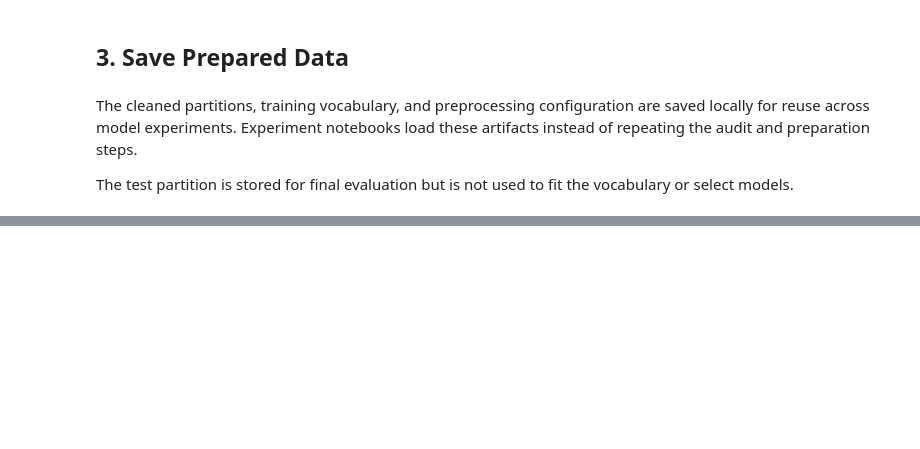
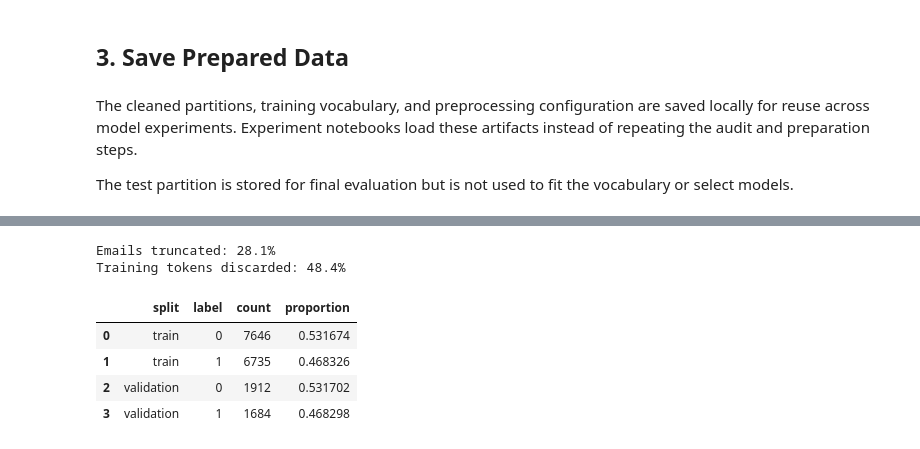
Before and after one commit to Nouroz-BI/AIGC5500-Midterm-Project, a Jupyter notebook: notebooks/01_data_preparation.ipynb, the cells around one changed output, grey strips where cells are left out. Saved outputs shown, nothing was run; the diff lists cells and outputs as text; code cells hidden in the pictures; blank space fills up the shorter version.

```diff
--- a/notebooks/01_data_preparation.ipynb
+++ b/notebooks/01_data_preparation.ipynb
@@ -355,0 +400,7 @@ Prepared data saved to: C:\Users\dancm\OneDrive\Documentos\humber-aigc-postgradu
+# %%
+# Inspect the dataset structure for training and test partitions
+for split_name, split_data in raw_second_dataset.items():
+    print(f'Partition: {split_name}')
+    print(f'Rows: {len(split_data):,}')
+    print(f'Columns: {split_data.column_names}')
+    print(f'Features: {split_data.features}\n')
@@ -355,0 +425,4 @@ Prepared data saved to: C:\Users\dancm\OneDrive\Documentos\humber-aigc-postgradu
+# %%
+# Prepare and clean train and test splits
+splits, cleaning_summary = prepare_splits(raw_second_dataset, split_seed = SPLIT_SEED, validation_fraction = 0.2)
+cleaning_summary
@@ -355,0 +521,43 @@ Prepared data saved to: C:\Users\dancm\OneDrive\Documentos\humber-aigc-postgradu
+# %%
+# Share of training emails longer than the 256-token limit
+truncated_fraction = (training_lengths > MAX_LENGTH).mean()
+
+# Tokens removed when emails are cut at the shared limit
+discarded_tokens = np.maximum(training_lengths - MAX_LENGTH, 0).sum()
+
+# Total tokens before any truncation
+total_tokens = training_lengths.sum()
+
+# Report how many emails and tokens the limit removes
+print(f'Emails truncated: {truncated_fraction:.1%}')
+print('Training tokens discarded:', f'{discarded_tokens / total_tokens:.1%}' if total_tokens > 0 else 'N/A')
+# %% [output]
+Emails truncated: 28.1%
+Training tokens discarded: 48.4%
+# %%
+# Collect class counts for the development splits
+class_summary = []
+
+for split_name in ('train', 'validation'):
+    # Count examples for each numeric label
+    counts = pd.Series(splits[split_name]['label']).value_counts()
+
+    for label in (0, 1):
+        count = int(counts.get(label, 0))
+
+        # Store the count and its share of the split
+        class_summary.append({
+            'split': split_name,
+            'label': label,
+            'count': count,
+            'proportion': count / len(splits[split_name]),
+            })
+
+# Show class balance for train and validation
+pd.DataFrame(class_summary)
+# %% [output]
+|  | split | label | count | proportion |
+| 0 | train | 0 | 7646 | 0.531674 |
+| 1 | train | 1 | 6735 | 0.468326 |
+| 2 | validation | 0 | 1912 | 0.531702 |
+| 3 | validation | 1 | 1684 | 0.468298 |
```
Also changed, not shown: parts of 13 cells of this notebook, 1 other file.
